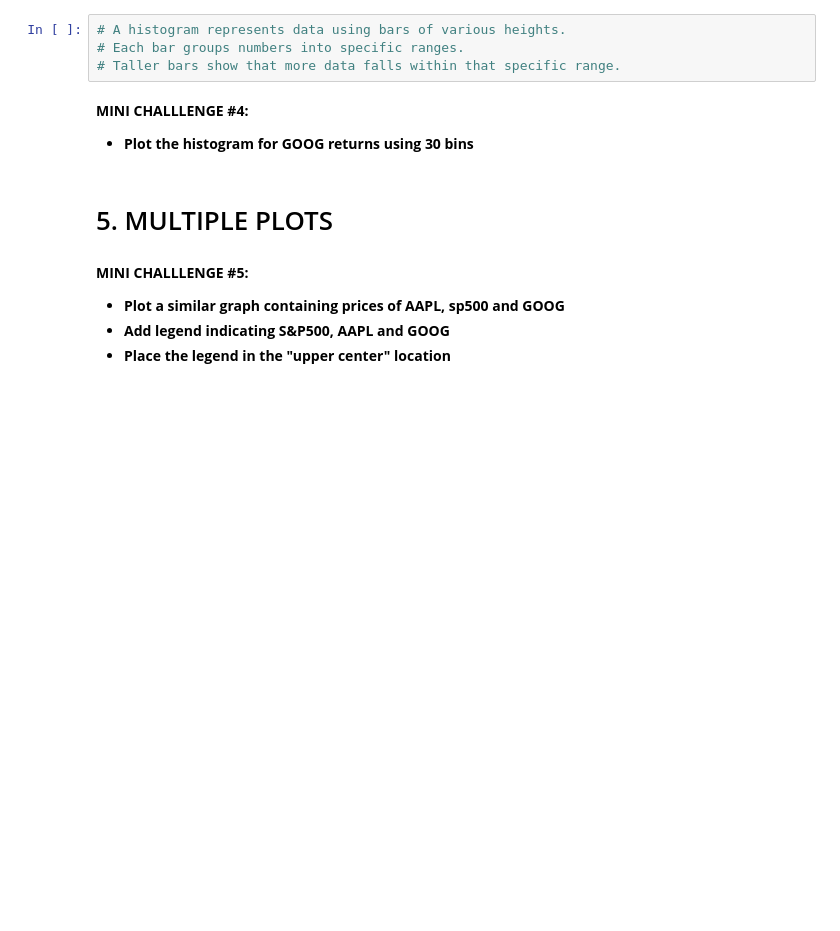
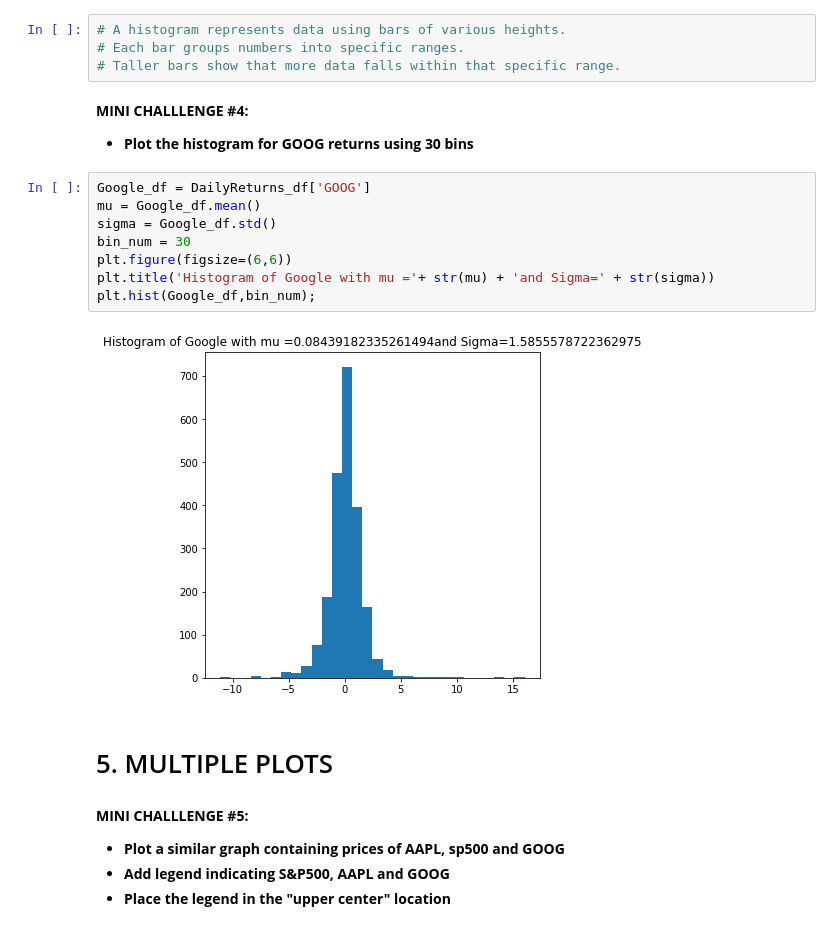
Before and after one commit to SangeetaChatterjee/Python_Stockmarket_Profile, a Jupyter notebook: 9_Python_101_Data_Visualization_with_matplotlib_Skeleton.ipynb, the cells around one changed output. Saved outputs shown, nothing was run; the diff lists cells and outputs as text; blank space fills up the shorter version.

```diff
--- a/9_Python_101_Data_Visualization_with_matplotlib_Skeleton.ipynb
+++ b/9_Python_101_Data_Visualization_with_matplotlib_Skeleton.ipynb
@@ -69,6 +114,16 @@ plt.legend(loc = 'upper right')
 # %% [markdown]
 **MINI CHALLLENGE #4:**
 - **Plot the histogram for GOOG returns using 30 bins**
+# %%
+Google_df = DailyReturns_df['GOOG']
+mu = Google_df.mean()
+sigma = Google_df.std()
+bin_num = 30
+plt.figure(figsize=(6,6))
+plt.title('Histogram of Google with mu ='+ str(mu) + 'and Sigma=' + str(sigma))
+plt.hist(Google_df,bin_num);
+# %% [output]
+[figure, added]
 # %% [markdown]
 # 5. MULTIPLE PLOTS
 # %% [markdown]
```
Also changed, not shown: parts of 4 cells of this notebook.
